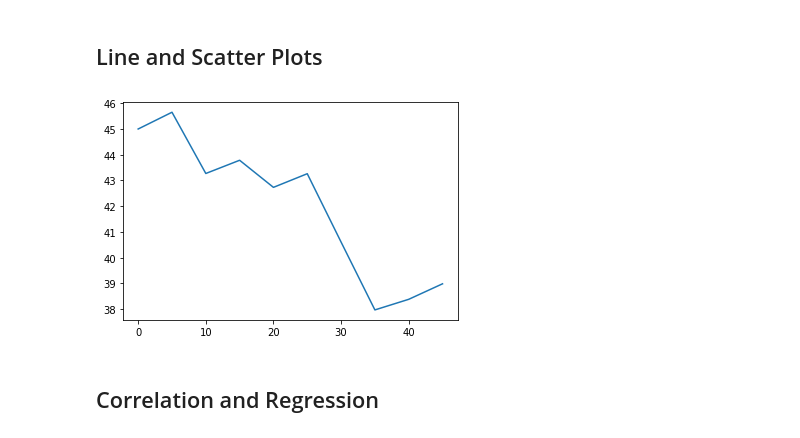
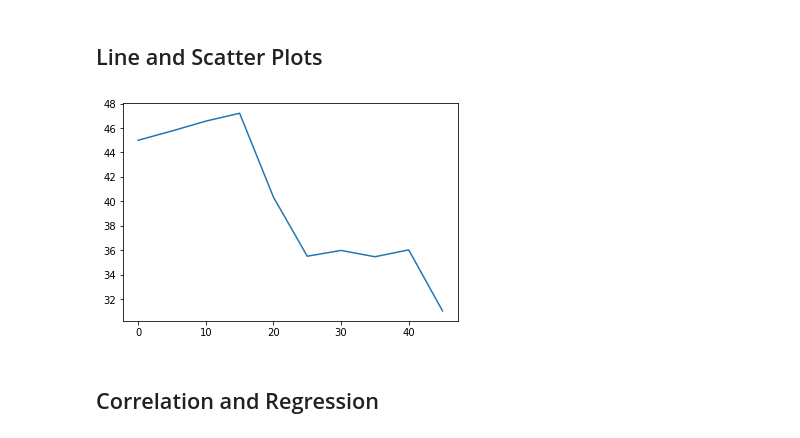
Before and after one commit to Shayoconnell7/pymaceuticals_challenge, a Jupyter notebook: pymaceuticals_challenge.ipynb, the cells around one changed output. Drawn from its saved outputs; the diff is of its cells as text; code cells hidden in the pictures.

```diff
--- a/pymaceuticals_challenge.ipynb
+++ b/pymaceuticals_challenge.ipynb
@@ -274,15 +274,15 @@ plt.show()
 # %%
 # Generate a line plot of time point versus tumor volume for a mouse treated with Capomulin
 id_index = merged_data_id.set_index("Mouse ID")
 
-mouse_id = 'b128'
+mouse_id = 'u364'
 individual_time = id_index.loc[mouse_id,["Timepoint"]]
 individual_volume = id_index.loc[mouse_id,["Tumor Volume (mm3)"]]
 
 plt.plot(individual_time, individual_volume, label="Tumor Volume Over Time")
 plt.show()
 # %% [output]
-[figure, old version]
+[figure, new version]
 # %%
 # Generate a scatter plot of mouse weight versus average tumor volume for the Capomulin regimen
 # %% [markdown]
```
